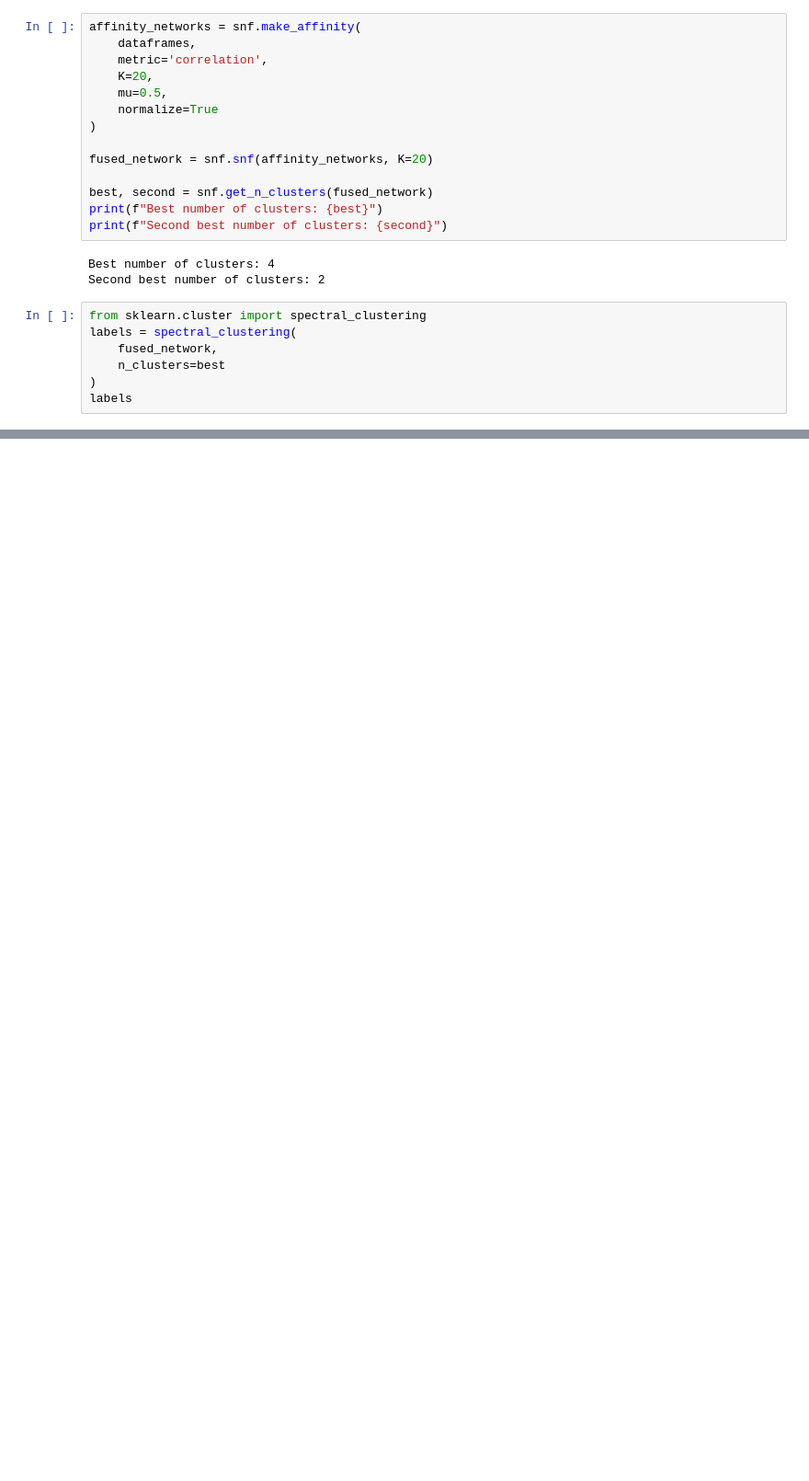
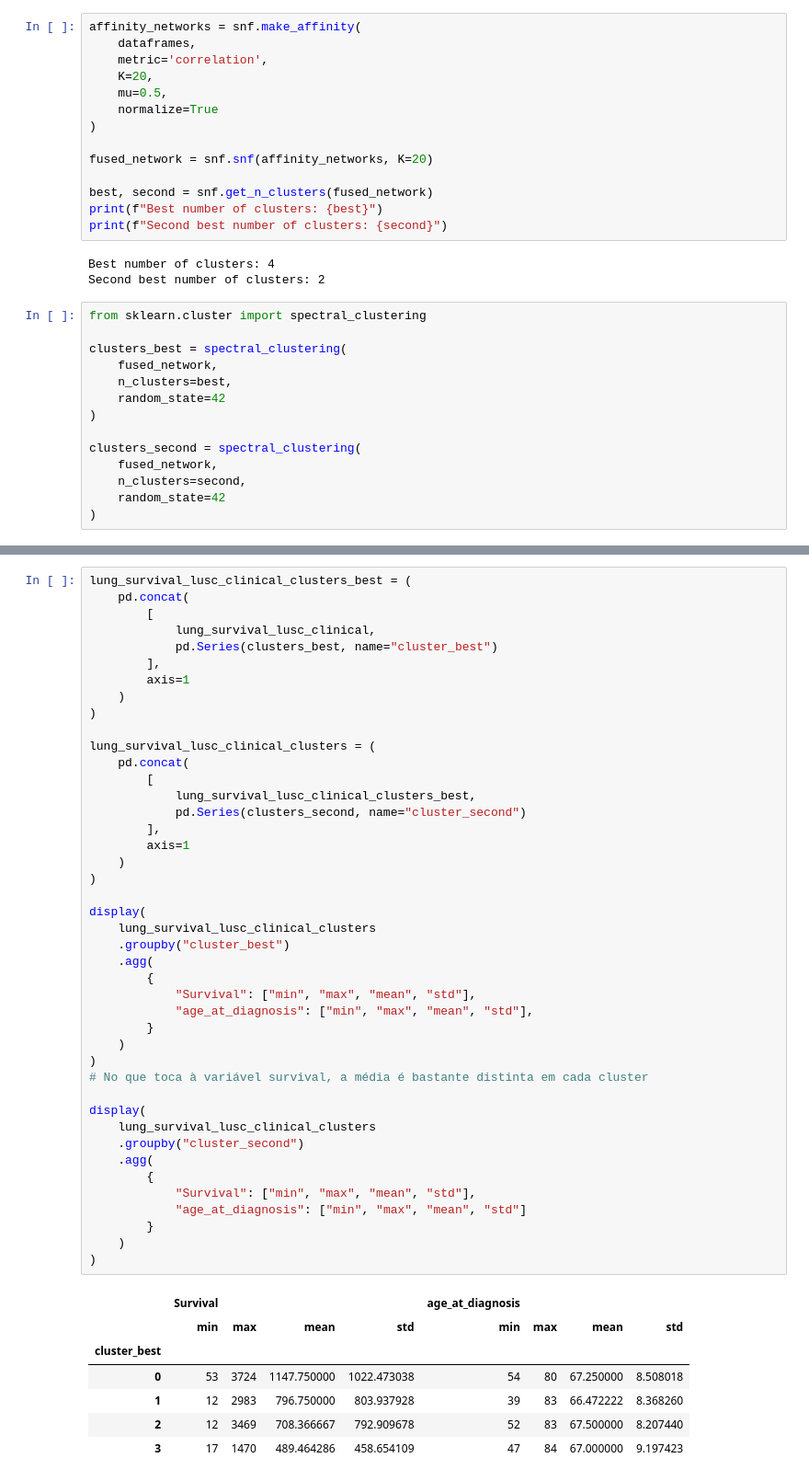
Before and after one commit to Educorreia932/FCUP-BINF, a Jupyter notebook: Assignments/Assignment 6/notebook.ipynb, the cells around one changed output, grey strips where cells are left out. Shown at 92% size. Drawn from its saved outputs; the diff is of its cells as text; blank space fills up the shorter version.

Commit message:
Adição de clustering à fused network

```diff
--- a/Assignments/Assignment 6/notebook.ipynb
+++ b/Assignments/Assignment 6/notebook.ipynb
@@ -187,8 +230,15 @@ Best number of clusters: 4
 Second best number of clusters: 2
 # %%
 from sklearn.cluster import spectral_clustering
-labels = spectral_clustering(
+
+clusters_best = spectral_clustering(
     fused_network,
-    n_clusters=best
+    n_clusters=best,
+    random_state=42
 )
-labels
+
+clusters_second = spectral_clustering(
+    fused_network,
+    n_clusters=second,
+    random_state=42
+)
@@ -200,0 +245,51 @@ array([2, 2, 2, 2, 2, 2, 2, 2, 2, 2, 2, 1, 3, 3, 3, 3, 3, 3, 3, 3, 3, 3,
+# %%
+lung_survival_lusc_clinical_clusters_best = (
+    pd.concat(
+        [
+            lung_survival_lusc_clinical,
+            pd.Series(clusters_best, name="cluster_best")
+        ],
+        axis=1
+    )
+)
+
+lung_survival_lusc_clinical_clusters = (
+    pd.concat(
+        [
+            lung_survival_lusc_clinical_clusters_best,
+            pd.Series(clusters_second, name="cluster_second")
+        ],
+        axis=1
+    )
+)
+
+display(
+    lung_survival_lusc_clinical_clusters
+    .groupby("cluster_best")
+    .agg(
+        {
+            "Survival": ["min", "max", "mean", "std"],
+            "age_at_diagnosis": ["min", "max", "mean", "std"],
+        }
+    )
+)
+# No que toca à variável survival, a média é bastante distinta em cada cluster
+
+display(
+    lung_survival_lusc_clinical_clusters
+    .groupby("cluster_second")
+    .agg(
+        {
+            "Survival": ["min", "max", "mean", "std"],
+            "age_at_diagnosis": ["min", "max", "mean", "std"]
+        }
+    )
+)
+# %% [output]
+|  | Survival |  |  |  | age_at_diagnosis |  |  |  |
+|  | min | max | mean | std | min | max | mean | std |
+| cluster_best |  |  |  |  |  |  |  |  |
+| 0 | 53 | 3724 | 1147.750000 | 1022.473038 | 54 | 80 | 67.250000 | 8.508018 |
+| 1 | 12 | 2983 | 796.750000 | 803.937928 | 39 | 83 | 66.472222 | 8.368260 |
+| 2 | 12 | 3469 | 708.366667 | 792.909678 | 52 | 83 | 67.500000 | 8.207440 |
+| 3 | 17 | 1470 | 489.464286 | 458.654109 | 47 | 84 | 67.000000 | 9.197423 |
```
Also changed, not shown: parts of 6 cells of this notebook.
